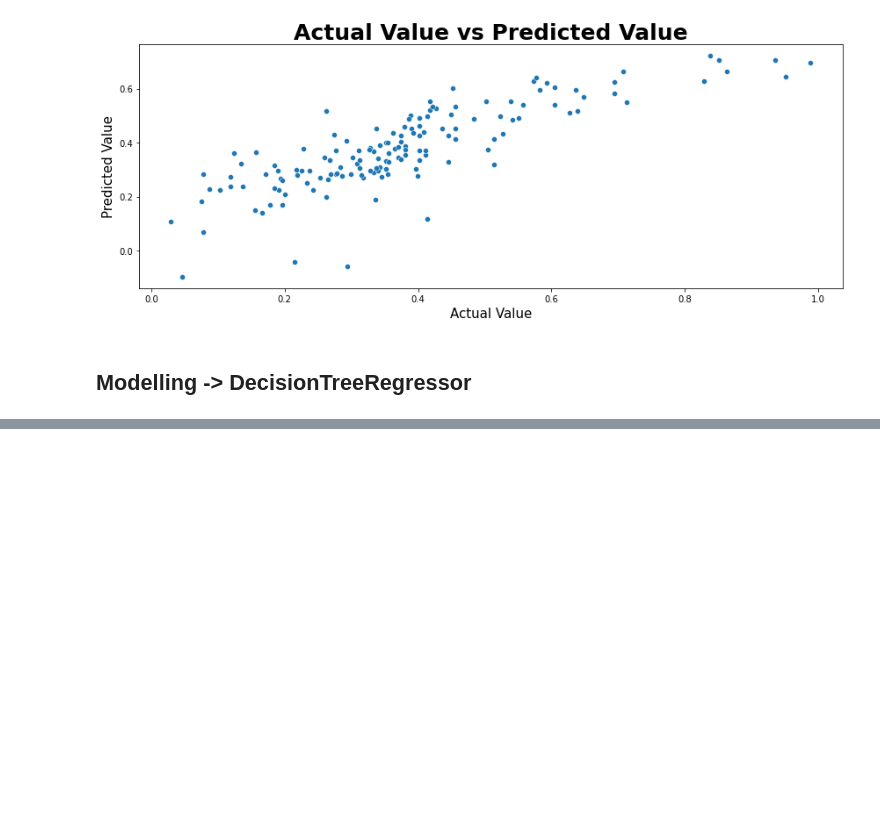
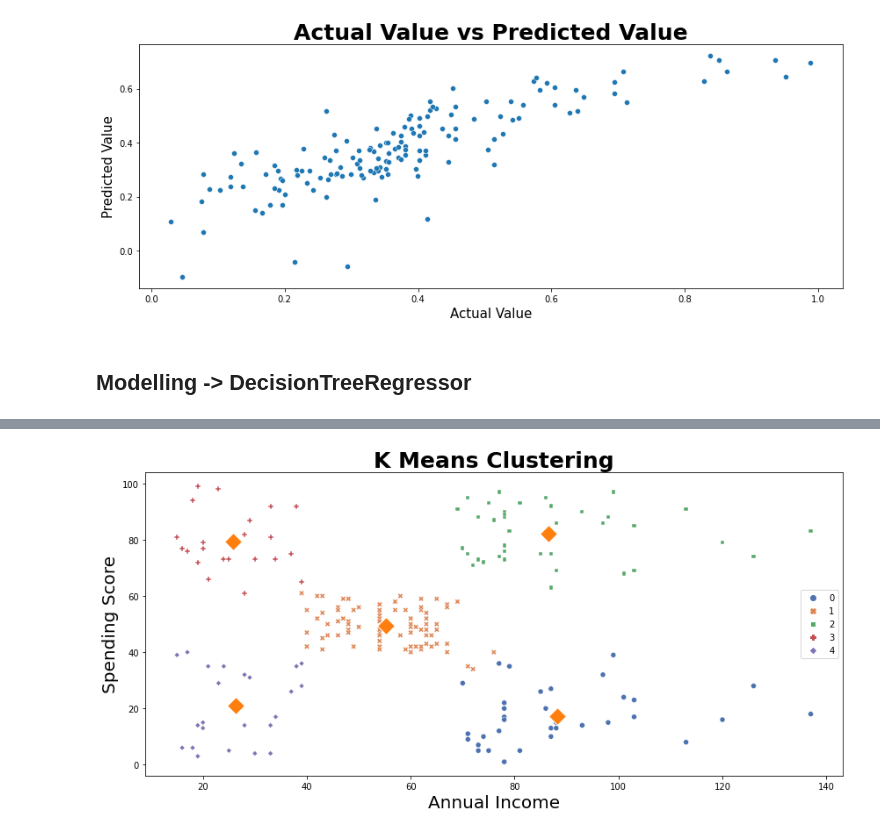
Before and after one commit to UsepSyaikalArifin/Application-File-PT-Bukit-Makmur-Mandiri-Utama-BUMA-, a Jupyter notebook: Kelas Fundamental/Machine Learning With Python for Beginner/Jupyter Notebook/main.ipynb, the cells around one changed output, grey strips where cells are left out. Drawn from its saved outputs; the diff is of its cells as text; code cells hidden in the pictures; blank space fills up the shorter version.

```diff
--- a/Kelas Fundamental/Machine Learning With Python for Beginner/Jupyter Notebook/main.ipynb
+++ b/Kelas Fundamental/Machine Learning With Python for Beginner/Jupyter Notebook/main.ipynb
@@ -656,0 +761,5 @@ Mean Absolute Error = 0.06902121579225298
+# %%
+labels = cluster_model.fit_predict(X)
+df_labels = pd.DataFrame({"Labels":labels})
+new_df = dataset.merge(df_labels, left_index=True, right_index=True, how="left")
+display(new_df.head())
@@ -656,0 +773,14 @@ Mean Absolute Error = 0.06902121579225298
+# %%
+import matplotlib.pyplot as plt
+import seaborn as sns
+fig, axs = plt.subplots(1, 1, figsize=(12, 6))
+color = sns.color_palette("magma")
+sns.scatterplot(data=new_df, x="annual_income", y="spending_score", hue="Labels", style="Labels", palette="deep", ax=axs)
+sns.scatterplot(x=centroids[:,0], y=centroids[:,1], ax=axs, marker="D", s=200, palette=color)
+axs.set_title("K Means Clustering", fontsize=25, fontweight="bold")
+axs.set_xlabel("Annual Income", fontsize=20)
+axs.set_ylabel("Spending Score", fontsize=20)
+plt.tight_layout()
+plt.show()
+# %% [output]
+[figure, added]
```
Also changed, not shown: parts of 10 cells of this notebook, 2 other files.
